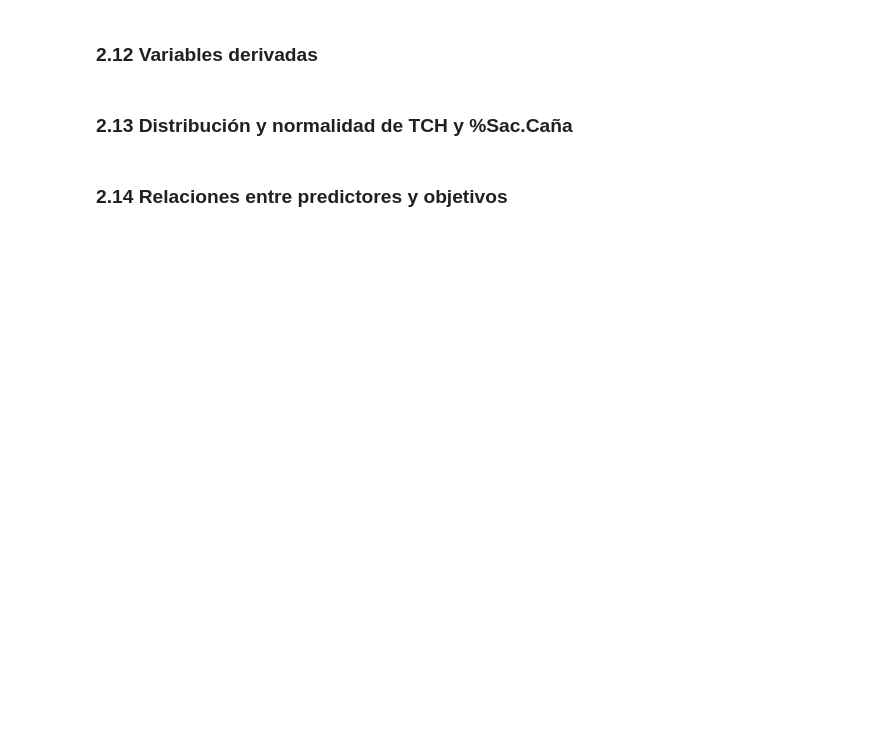
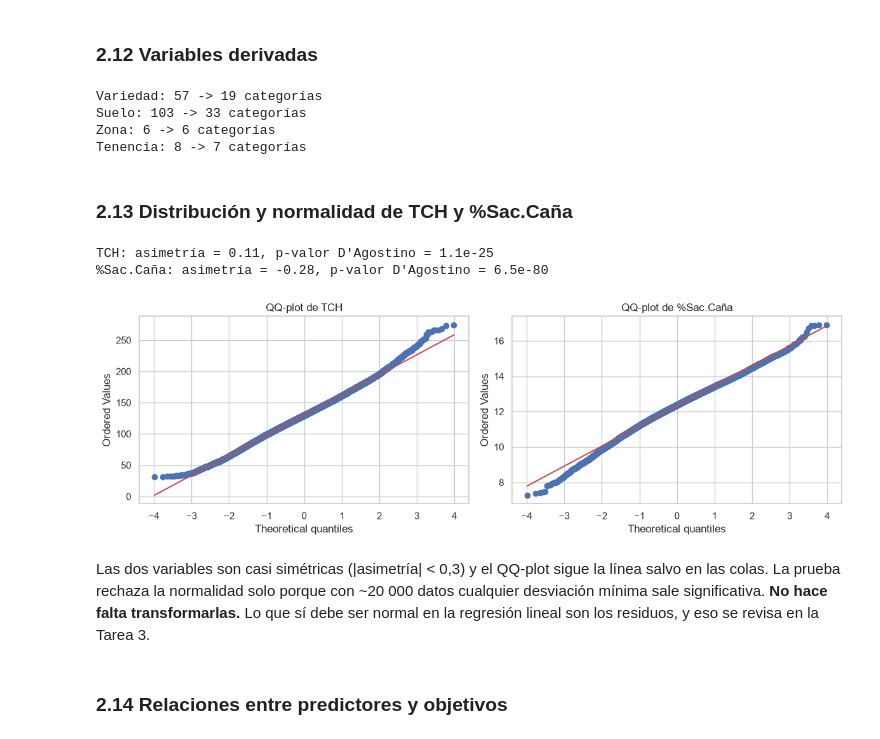
Before and after one commit to Sammmy1911/TallerAPO_Sweet, a Jupyter notebook: SweetLearning.ipynb, the cells around one changed output. Saved outputs shown, nothing was run; the diff lists cells and outputs as text; code cells hidden in the pictures; blank space fills up the shorter version.

Commit message:
termine la tarea 2 y avance en los resultados de la 3

```diff
--- a/SweetLearning.ipynb
+++ b/SweetLearning.ipynb
@@ -598,0 +617,18 @@ Aunque la mayoría de las correlaciones son bajas o moderadas, estos resultados
+# %%
+# Variables calculadas con el propio objetivo o medidas en la cosecha (fuga de información)
+fuga = ["TonUltCorte", "TCHM", "TAH", "TAHM", "Ton.Azucar", "KATRHM", "Rdto", "%ATR",
+        "Brix", "Pureza", "%Sac.Muestreadora", "Sac.Caña Precosecha", "%Fibra Caña",
+        "%AR Jugo", "%ME Min", "%ME Veg", "%ME Tot", "Fosfato Jugo"]
+
+# Variables con más del 50 % de faltantes (clima, fertilizantes, diatrea, riegos)
+alto_faltante = faltantes_historico.index[faltantes_historico["Porcentaje nulo"] > 50].tolist()
+
+predictores_tch = ["Edad Ult Cos", "Cod.Estado #", "Variedad", "Suelo", "Zona", "Tenencia",
+                   "Area Neta", "Dist Km", "Cultivo", "Tipo Quema", "T.Corte",
+                   "Lluvias 0 -3", "Lluvias tres a seis", "Lluvias seis a nueve", "Luvias 9 -FC",
+                   "M3 Riego", "Edad Plantacion (años)", "Mes Corte"]
+
+predictores_sacarosa = ["Edad Ult Cos", "Cod.Estado #", "Variedad", "Suelo", "Zona", "Tenencia",
+                        "Cultivo", "Tipo Quema", "T.Corte", "Dosis Madurante", "Semanas mad.",
+                        "Lluvias (2 Meses Ant.)", "Lluvias Ciclo", "M3 Riego",
+                        "Edad Plantacion (años)", "Mes Corte"]
@@ -603,8 +767,46 @@ Aunque la mayoría de las correlaciones son bajas o moderadas, estos resultados
 # %% [markdown]
 ### 2.12 Variables derivadas
+# %%
+# Años desde la siembra hasta el corte y mes de cosecha (estacionalidad)
+historico_limpio["Edad Plantacion (años)"] = (
+    (historico_limpio["F.Ult.Corte"] - historico_limpio["F.Siembra"]).dt.days / 365.25)
+historico_limpio["Mes Corte"] = historico_limpio["F.Ult.Corte"].dt.month
+
+# Tenencia es un código, no una cantidad
+historico_limpio["Tenencia"] = historico_limpio["Tenencia"].astype("Int64").astype(str)
+
+# Categorías con menos de 100 registros -> "OTRAS" (evita cientos de columnas dummy)
+for col in ["Variedad", "Suelo", "Zona", "Tenencia"]:
+    conteo = historico_limpio[col].value_counts()
+    historico_limpio[col] = historico_limpio[col].where(
+        ~historico_limpio[col].isin(conteo[conteo < 100].index), "OTRAS")
+    print(f"{col}: {conteo.size} -> {historico_limpio[col].nunique()} categorías")
+# %% [output]
+Variedad: 57 -> 19 categorías
+Suelo: 103 -> 33 categorías
+Zona: 6 -> 6 categorías
+Tenencia: 8 -> 7 categorías
 # %% [markdown]
 ### 2.13 Distribución y normalidad de TCH y %Sac.Caña
 # %%
 #Hay qye identificar los nombres exactos de las columnas objetivo:
+# %%
+for col in ["TCH", "%Sac.Caña"]:
+    serie = historico_limpio[col].dropna()
+    print(f"{col}: asimetría = {serie.skew():.2f}, p-valor D'Agostino = {stats.normaltest(serie).pvalue:.1e}")
+
+fig, axes = plt.subplots(1, 2, figsize=(12, 4))
+stats.probplot(historico_limpio["TCH"], plot=axes[0])
+axes[0].set_title("QQ-plot de TCH")
+stats.probplot(historico_limpio["%Sac.Caña"].dropna(), plot=axes[1])
+axes[1].set_title("QQ-plot de %Sac.Caña")
+plt.tight_layout()
+plt.show()
+# %% [output]
+TCH: asimetría = 0.11, p-valor D'Agostino = 1.1e-25
+%Sac.Caña: asimetría = -0.28, p-valor D'Agostino = 6.5e-80
+[figure, added]
+# %% [markdown]
+Las dos variables son casi simétricas (|asimetría| < 0,3) y el QQ-plot sigue la línea salvo en las colas. La prueba rechaza la normalidad solo porque con ~20 000 datos cualquier desviación mínima sale significativa. **No hace falta transformarlas.** Lo que sí debe ser normal en la regresión lineal son los residuos, y eso se revisa en la Tarea 3.
 # %% [markdown]
 ### 2.14 Relaciones entre predictores y objetivos
```
Also changed, not shown: parts of 45 cells of this notebook.
